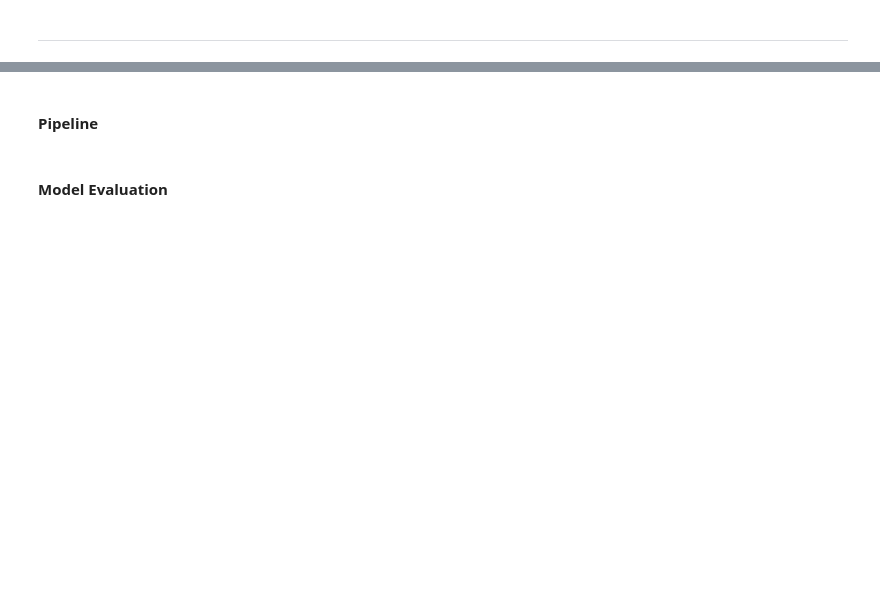
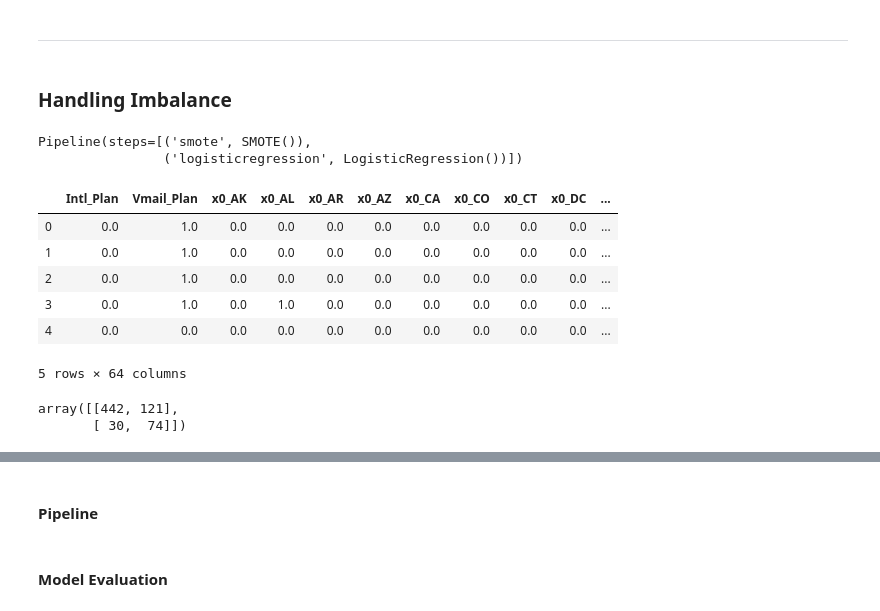
Before and after one commit to ashish-sharma-as/Customer_Churn, a Jupyter notebook: customer_churn.ipynb, the cells around one changed output, grey strips where cells are left out. Saved outputs shown, nothing was run; the diff lists cells and outputs as text; code cells hidden in the pictures; blank space fills up the shorter version.

```diff
--- a/customer_churn.ipynb
+++ b/customer_churn.ipynb
@@ -874,3 +879,14 @@ X_train_tf_norm.head()
 5 rows × 64 columns
+# %%
+## Transforming the TEST dataset so that it can be used within
+# the imblearn pipeline to handle class imbalance
+
+X_test_tf = pd.DataFrame(preprocessor.transform(X_test).toarray(), columns=features_transformed)
+# X_test_tf.head()
+
+X_test_tf_ss = pd.DataFrame(preprocessor_ss.transform(X_test).toarray(), columns=features_transformed)
+# X_test_tf_ss.head()
 # %% [markdown]
 ---
+# %% [markdown]
+### Handling Imbalance
@@ -876,0 +897,26 @@ X_train_tf_norm.head()
+# %%
+imb_pipe = imb_make_pipeline(smote, logreg)
+imb_pipe
+# %% [output]
+Pipeline(steps=[('smote', SMOTE()),
+                ('logisticregression', LogisticRegression())])
+# %%
+# X_train_tf_ss
+# y_train
+X_test_tf_ss.head()
+# %% [output]
+|  | Intl_Plan | Vmail_Plan | x0_AK | x0_AL | x0_AR | x0_AZ | x0_CA | x0_CO | x0_CT | x0_DC | ... |
+| 0 | 0.0 | 1.0 | 0.0 | 0.0 | 0.0 | 0.0 | 0.0 | 0.0 | 0.0 | 0.0 | ... |
+| 1 | 0.0 | 1.0 | 0.0 | 0.0 | 0.0 | 0.0 | 0.0 | 0.0 | 0.0 | 0.0 | ... |
+| 2 | 0.0 | 1.0 | 0.0 | 0.0 | 0.0 | 0.0 | 0.0 | 0.0 | 0.0 | 0.0 | ... |
+| 3 | 0.0 | 1.0 | 0.0 | 1.0 | 0.0 | 0.0 | 0.0 | 0.0 | 0.0 | 0.0 | ... |
+| 4 | 0.0 | 0.0 | 0.0 | 0.0 | 0.0 | 0.0 | 0.0 | 0.0 | 0.0 | 0.0 | ... |
+5 rows × 64 columns
+# %%
+imb_pipe.fit(X_train_tf_ss, y_train)
+y_pred_imb = imb_pipe.predict(X_test_tf_ss)
+
+confusion_matrix(y_test, y_pred_imb)
+# %% [output]
+array([[442, 121],
+       [ 30,  74]])
```
Also changed, not shown: parts of 50 cells of this notebook.
